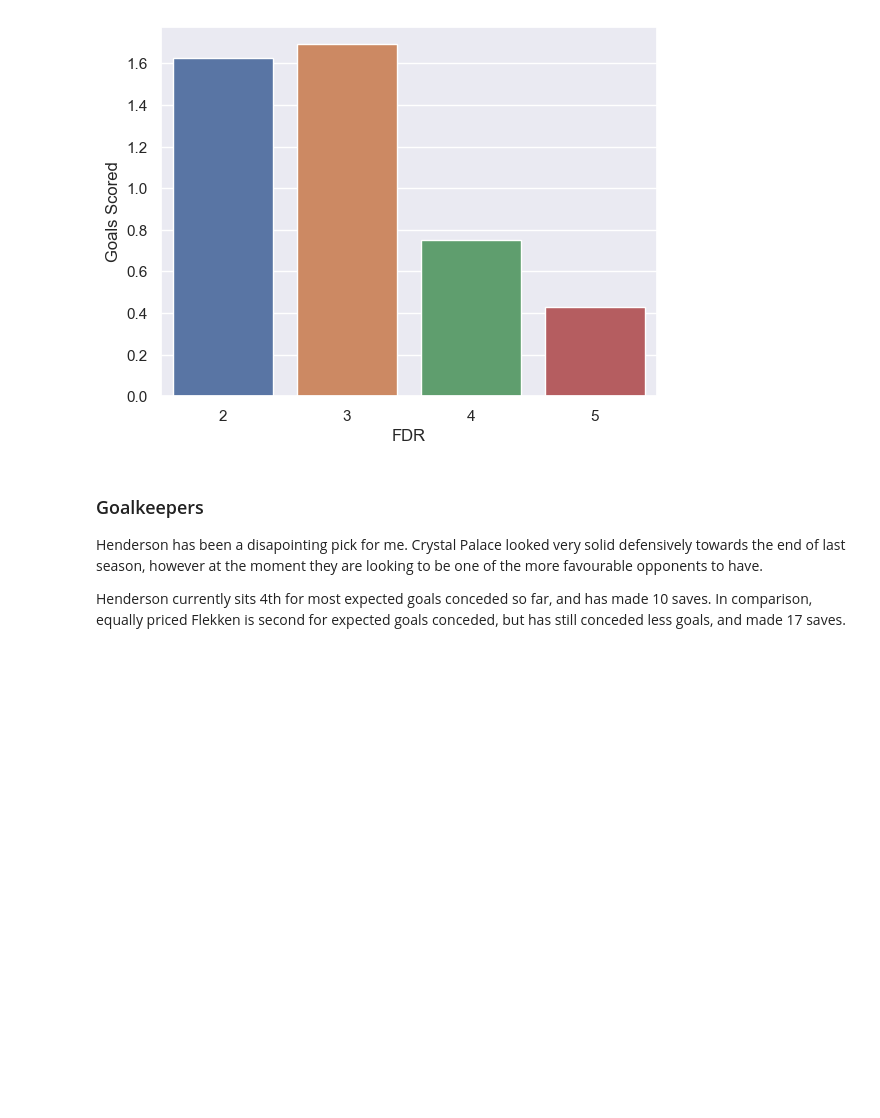
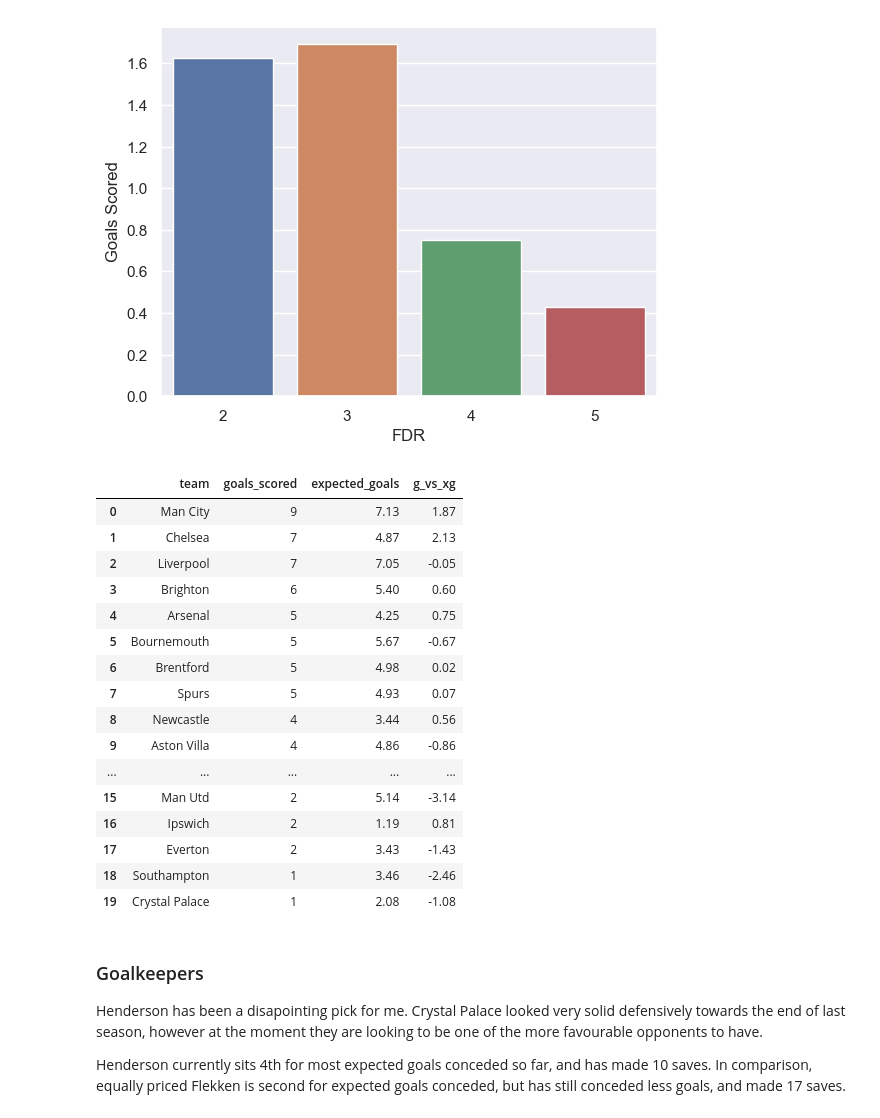
Before and after one commit to rio-v/FPL_24_25, a Jupyter notebook: pre_gw4.ipynb, the cells around one changed output. Cells and saved outputs as stored; diff of their text form; code cells hidden in the pictures; blank space fills up the shorter version.

Commit message:
g vs gi column, goals scored by team

```diff
--- a/pre_gw4.ipynb
+++ b/pre_gw4.ipynb
@@ -49,7 +49,8 @@ df['now_cost'] = df['now_cost']/10
 #create points per million (cost) column (ppm)
 df['ppm'] = round(df['total_points']/df['now_cost'], 2)
 
-#create expected goal involvements vs actual goal involvements column
+#create expected goals and goal involvements vs actual goals and goal involvements columns
+df['g_vs_xg'] = df['goals_scored'] - df['expected_goals']
 df['gi_vs_xgi'] = df['goals_scored'] + df['assists'] - df['expected_goal_involvements']
 
 df['goal_involvements'] = df['goals_scored'] + df['assists']
@@ -137,6 +138,27 @@ sns.barplot(data=pd.DataFrame(first_three_fixtures.groupby('FDR')['selected_team
 plt.show()
 # %% [output]
 [figure]
+# %%
+#this won't count own goals scored
+pd.DataFrame(df.groupby('team')[['goals_scored', 'expected_goals', 'g_vs_xg']].sum().sort_values(by='goals_scored', ascending=False)).reset_index()
+# %% [output]
+|  | team | goals_scored | expected_goals | g_vs_xg |
+| 0 | Man City | 9 | 7.13 | 1.87 |
+| 1 | Chelsea | 7 | 4.87 | 2.13 |
+| 2 | Liverpool | 7 | 7.05 | -0.05 |
+| 3 | Brighton | 6 | 5.40 | 0.60 |
+| 4 | Arsenal | 5 | 4.25 | 0.75 |
+| 5 | Bournemouth | 5 | 5.67 | -0.67 |
+| 6 | Brentford | 5 | 4.98 | 0.02 |
+| 7 | Spurs | 5 | 4.93 | 0.07 |
+| 8 | Newcastle | 4 | 3.44 | 0.56 |
+| 9 | Aston Villa | 4 | 4.86 | -0.86 |
+| ... | ... | ... | ... | ... |
+| 15 | Man Utd | 2 | 5.14 | -3.14 |
+| 16 | Ipswich | 2 | 1.19 | 0.81 |
+| 17 | Everton | 2 | 3.43 | -1.43 |
+| 18 | Southampton | 1 | 3.46 | -2.46 |
+| 19 | Crystal Palace | 1 | 2.08 | -1.08 |
 # %% [markdown]
 ### Goalkeepers
 
```
Also changed, not shown: parts of 2 cells of this notebook.
